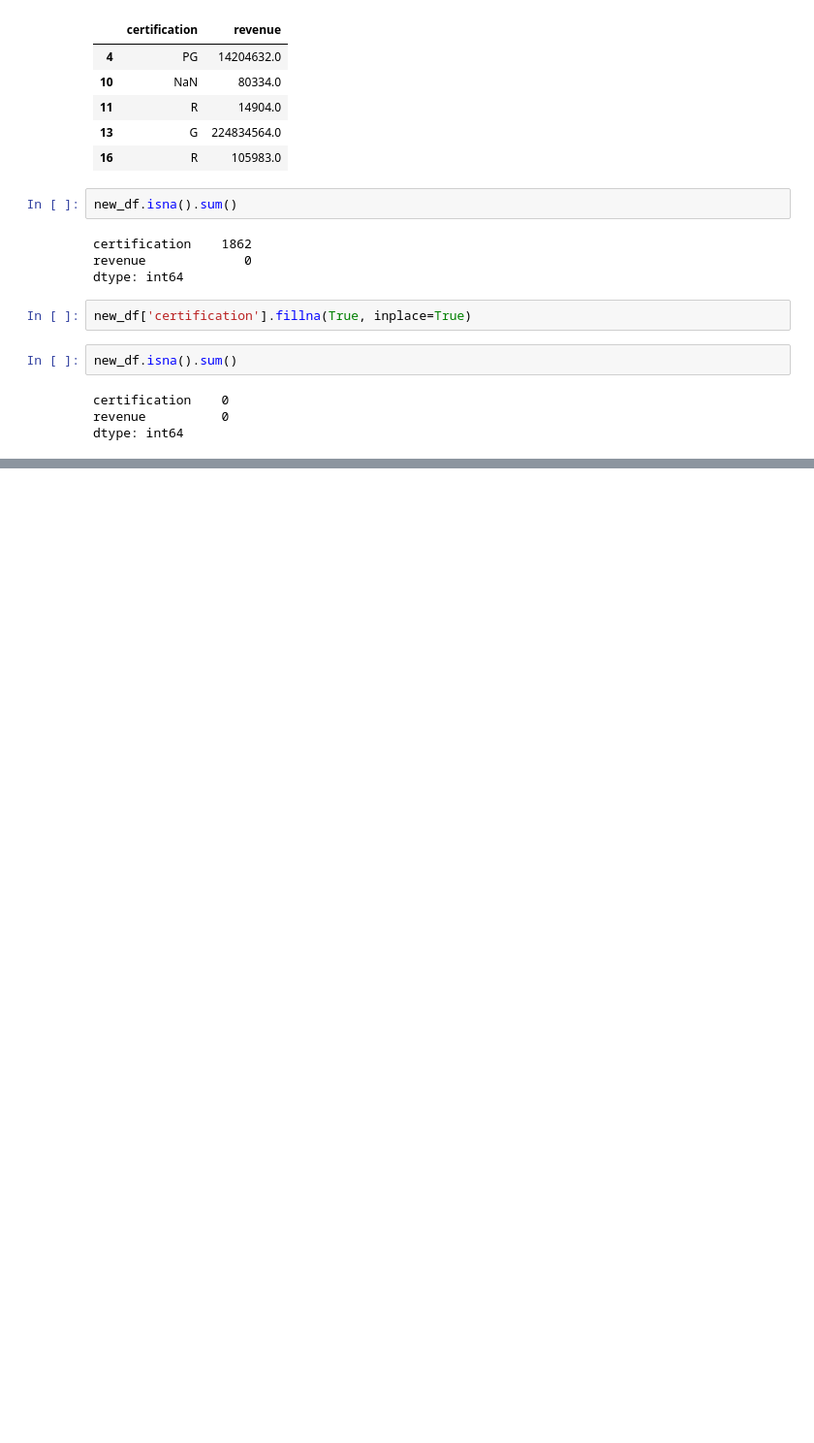
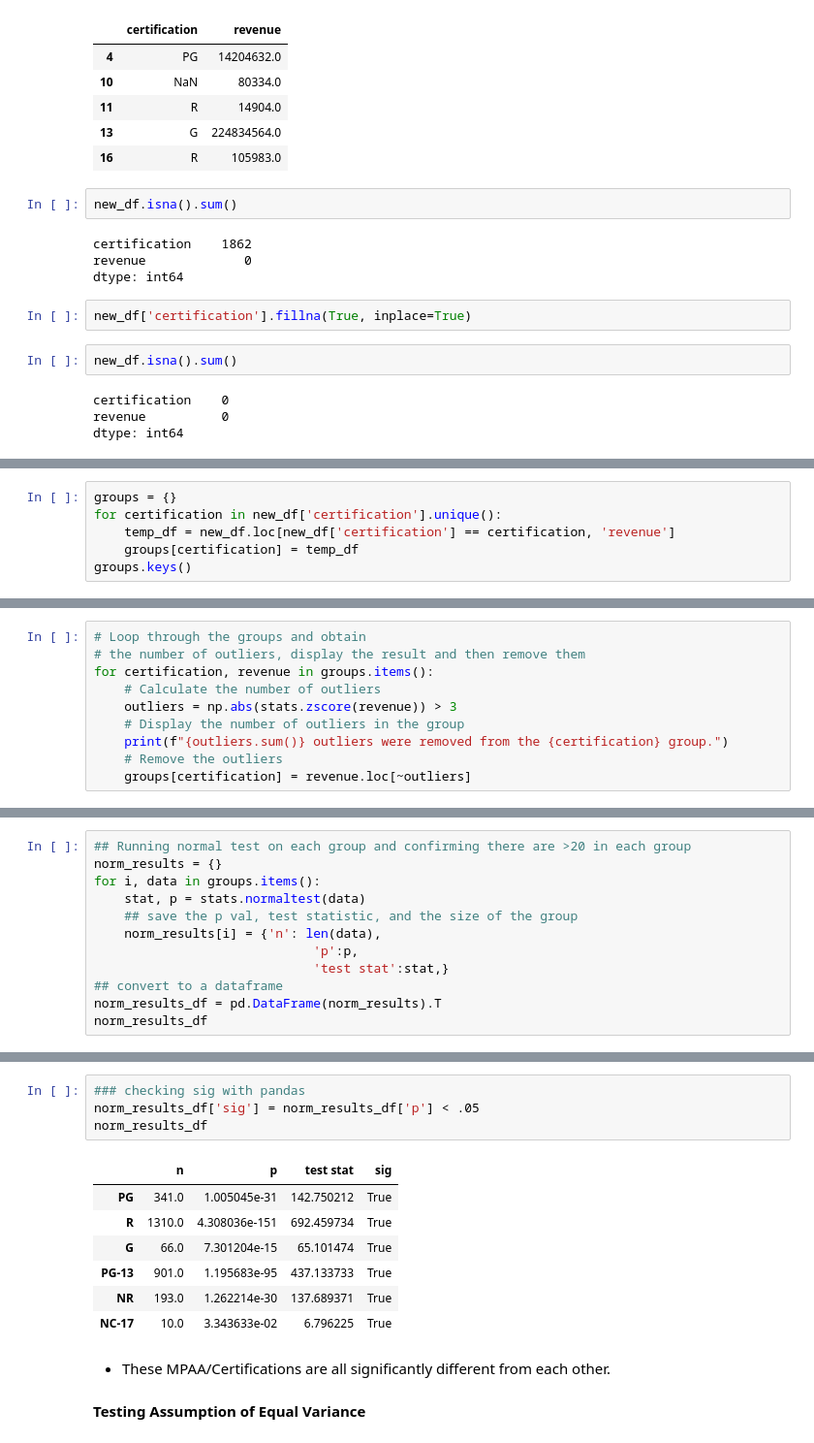
Before and after one commit to Mhoover41/Data-Enrichment-Project-3, a Jupyter notebook: IMDB Project Part 4 - ETL & Hypothesis Testing.ipynb, the cells around one changed output, grey strips where cells are left out. Shown: that part at 97% size. Saved outputs shown, nothing was run; the diff lists cells and outputs as text; blank space fills up the shorter version.

```diff
--- a/IMDB Project Part 4 - ETL & Hypothesis Testing.ipynb
+++ b/IMDB Project Part 4 - ETL & Hypothesis Testing.ipynb
@@ -510,0 +513,6 @@ Name: certification, Length: 4758, dtype: object
+# %%
+groups = {}
+for certification in new_df['certification'].unique():
+    temp_df = new_df.loc[new_df['certification'] == certification, 'revenue']
+    groups[certification] = temp_df
+groups.keys()
@@ -510,0 +529,10 @@ Name: certification, Length: 4758, dtype: object
+# %%
+# Loop through the groups and obtain
+# the number of outliers, display the result and then remove them
+for certification, revenue in groups.items():
+    # Calculate the number of outliers
+    outliers = np.abs(stats.zscore(revenue)) > 3
+    # Display the number of outliers in the group
+    print(f"{outliers.sum()} outliers were removed from the {certification} group.")
+    # Remove the outliers
+    groups[certification] = revenue.loc[~outliers]
@@ -510,0 +548,12 @@ Name: certification, Length: 4758, dtype: object
+# %%
+## Running normal test on each group and confirming there are >20 in each group
+norm_results = {}
+for i, data in groups.items():
+    stat, p = stats.normaltest(data)
+    ## save the p val, test statistic, and the size of the group
+    norm_results[i] = {'n': len(data),
+                             'p':p,
+                             'test stat':stat,}
+## convert to a dataframe
+norm_results_df = pd.DataFrame(norm_results).T
+norm_results_df
@@ -510,0 +568,16 @@ Name: certification, Length: 4758, dtype: object
+# %%
+### checking sig with pandas
+norm_results_df['sig'] = norm_results_df['p'] < .05
+norm_results_df
+# %% [output]
+|  | n | p | test stat | sig |
+| PG | 341.0 | 1.005045e-31 | 142.750212 | True |
+| R | 1310.0 | 4.308036e-151 | 692.459734 | True |
+| G | 66.0 | 7.301204e-15 | 65.101474 | True |
+| PG-13 | 901.0 | 1.195683e-95 | 437.133733 | True |
+| NR | 193.0 | 1.262214e-30 | 137.689371 | True |
+| NC-17 | 10.0 | 3.343633e-02 | 6.796225 | True |
+# %% [markdown]
+- These MPAA/Certifications are all significantly different from each other.
+# %% [markdown]
+**Testing Assumption of Equal Variance**
```
Also changed, not shown: parts of 50 cells of this notebook, 1 other file.
